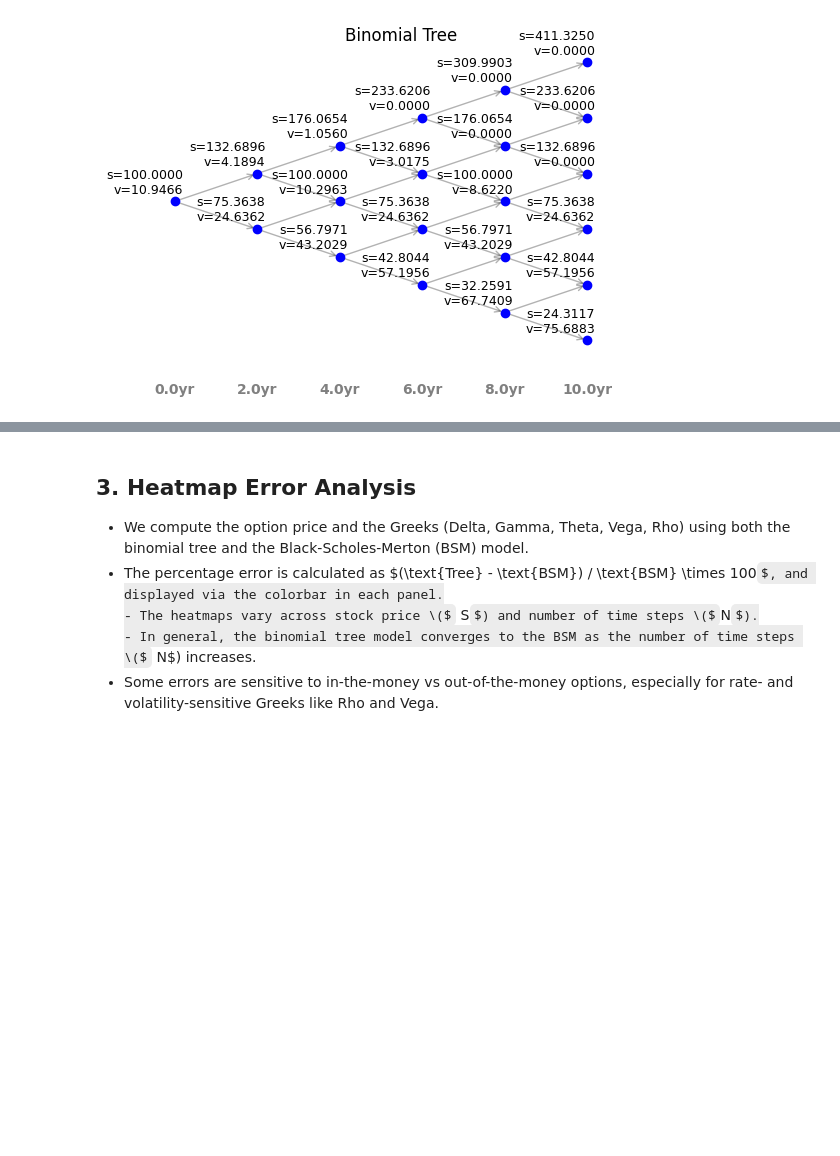
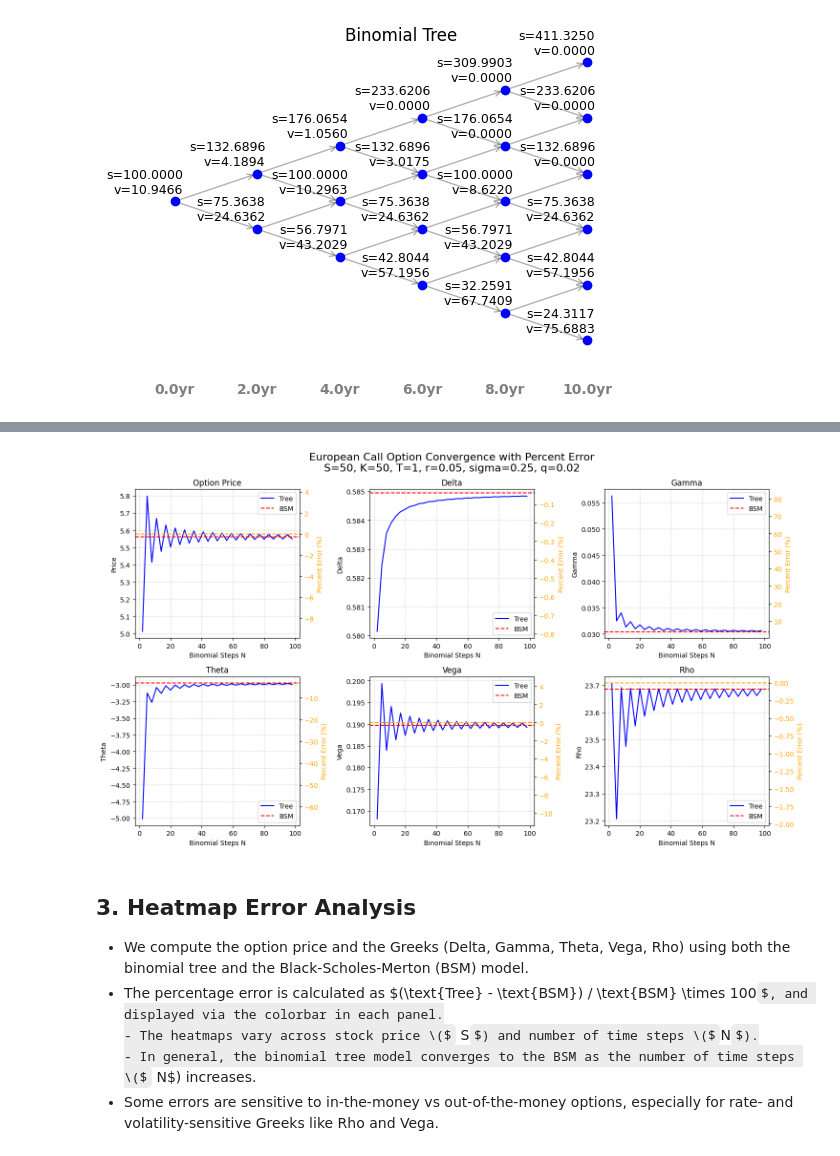
Before and after one commit to hsiuhsil/options_futures_derivatives, a Jupyter notebook: notebooks/Binomial Trees.ipynb, the cells around one changed output, grey strips where cells are left out. Drawn from its saved outputs; the diff is of its cells as text; code cells hidden in the pictures; some formulas as TeX source; blank space fills up the shorter version.

```diff
--- a/notebooks/Binomial Trees.ipynb
+++ b/notebooks/Binomial Trees.ipynb
@@ -153,3 +67,89 @@ plt.show()
+# %%
+# Parameters
+s = 50
+k = 50
+T = 1
+r = 0.05
+sigma = 0.25
+q = 0.02
+option_type = 'call'
+exercise_style = 'European'
+
+# Number of time steps
+N_vals = np.arange(2, 100, 3)
+
+# Epsilon values
+epsilon_vega = 1e-4
+epsilon_rho = 1e-4
+
+# Containers for Tree values
+price_tree_vals = []
+delta_tree_vals = []
+gamma_tree_vals = []
+theta_tree_vals = []
+vega_tree_vals = []
+rho_tree_vals = []
+
+# Compute BSM values
+price_bsm = price_option_bsm(option_type, exercise_style, s, k, r, sigma, T, q)
+delta_bsm_val = delta_bsm(option_type, s, k, r, sigma, T, q)
+gamma_bsm_val = gamma_bsm(s, k, r, sigma, T, q)
+theta_bsm_val = theta_bsm(option_type, s, k, r, sigma, T, q)
+vega_bsm_val = vega_bsm(s, k, r, sigma, T, q)
+rho_bsm_val = rho_bsm(option_type, s, k, r, sigma, T, q)
+
+# Compute Tree values
+for N in N_vals:
+    price_tree_vals.append(price_option_tree(option_type, exercise_style, s, k, r, sigma, T, N, q, return_tree=False))
+    delta_tree_vals.append(delta_tree(option_type, exercise_style, s, k, sigma, T, N, r, q))
+    gamma_tree_vals.append(gamma_tree(option_type, exercise_style, s, k, sigma, T, N, r, q))
+    theta_tree_vals.append(theta_tree(option_type, exercise_style, s, k, sigma, T, N, r, q))
+    vega_tree_vals.append(vega_tree(option_type, exercise_style, s, k, sigma, T, N, r, q, epsilon=epsilon_vega))
+    rho_tree_vals.append(rho_tree(option_type, exercise_style, s, k, sigma, T, N, r, q, epsilon=epsilon_rho))
+
+# Plot
+fig, axes = plt.subplots(2, 3, figsize=(15, 8))
+axes = axes.flatten()
+
+greeks_tree = [price_tree_vals, delta_tree_vals, gamma_tree_vals,
+               theta_tree_vals, vega_tree_vals, rho_tree_vals]
+greeks_bsm = [price_bsm, delta_bsm_val, gamma_bsm_val,
+              theta_bsm_val, vega_bsm_val, rho_bsm_val]
+titles = ['Option Price', 'Delta', 'Gamma', 'Theta', 'Vega', 'Rho']
+ylabels = ['Price', 'Delta', 'Gamma', 'Theta', 'Vega', 'Rho']
+
+for i, ax in enumerate(axes):
+    tree_vals = np.array(greeks_tree[i])
+    bsm_val = greeks_bsm[i]
+
+    # Plot Tree convergence
+    ax.plot(N_vals, tree_vals, label='Tree', color='blue')
+    ax.axhline(bsm_val, color='red', linestyle='--', label='BSM')
+    ax.set_xlabel('Binomial Steps N')
+    ax.set_ylabel(ylabels[i])
+    ax.set_title(titles[i])
+    ax.grid(True, linestyle='--', alpha=0.5)
+
+    # Right-hand y-axis: percentage error
+    ax2 = ax.twinx()
+    # Use abs(BSM) for Greeks that can be negative (Theta, Rho)
+    percent_error = 100 * (tree_vals - bsm_val) / abs(bsm_val)
+    ax2.set_ylim(percent_error.min(), percent_error.max())
+    ax2.set_ylabel('Percent Error (%)', color='orange')
+    ax2.tick_params(axis='y', labelcolor='orange')
+    ax2.axhline(0, color='orange', linestyle='--', alpha=1)
+
+    # Legend
+    lines_ax, labels_ax = ax.get_legend_handles_labels()
+    ax.legend(lines_ax, labels_ax, loc='best')
+
+plt.tight_layout()
+param_title = (f"European {option_type.capitalize()} Option Convergence with Percent Error\n"
+               f"S={s}, K={k}, T={T}, r={r}, sigma={sigma}, q={q}")
+fig.suptitle(param_title, fontsize=16, y=1.05)
+plt.show()
+# %% [output]
+[figure, added]
 # %% [markdown]
 ## 3. Heatmap Error Analysis
 
```
Also changed, not shown: parts of 5 cells of this notebook.
